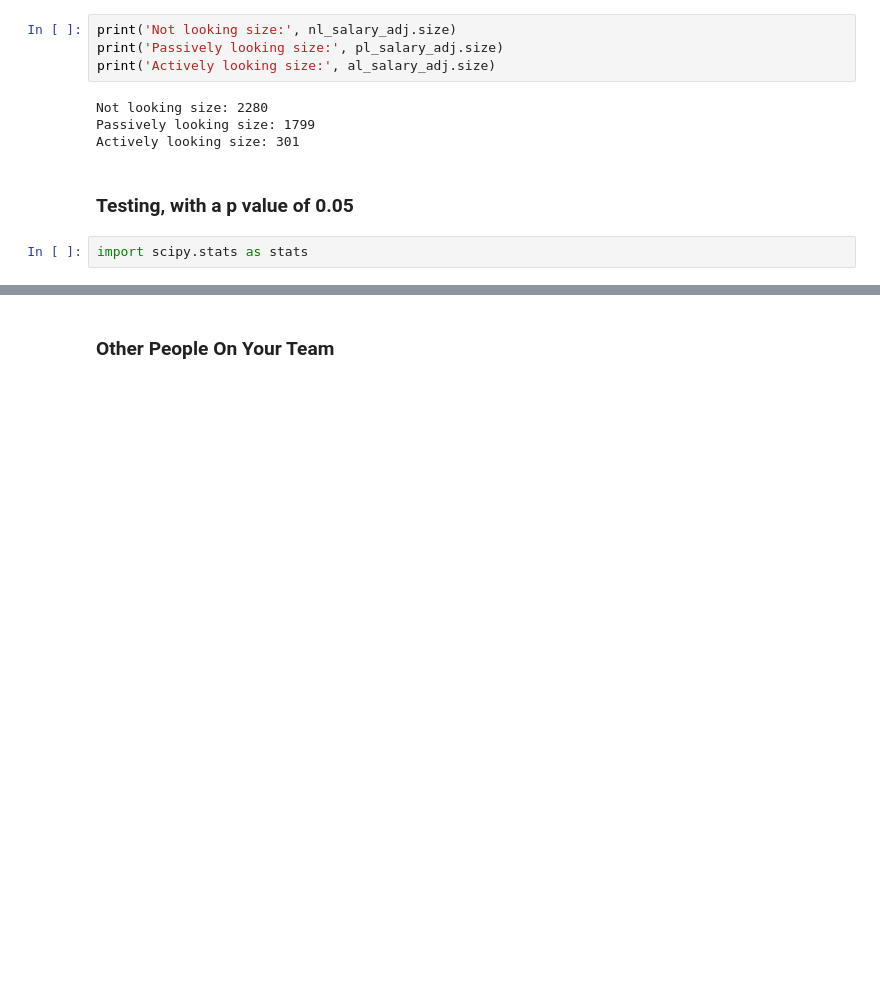
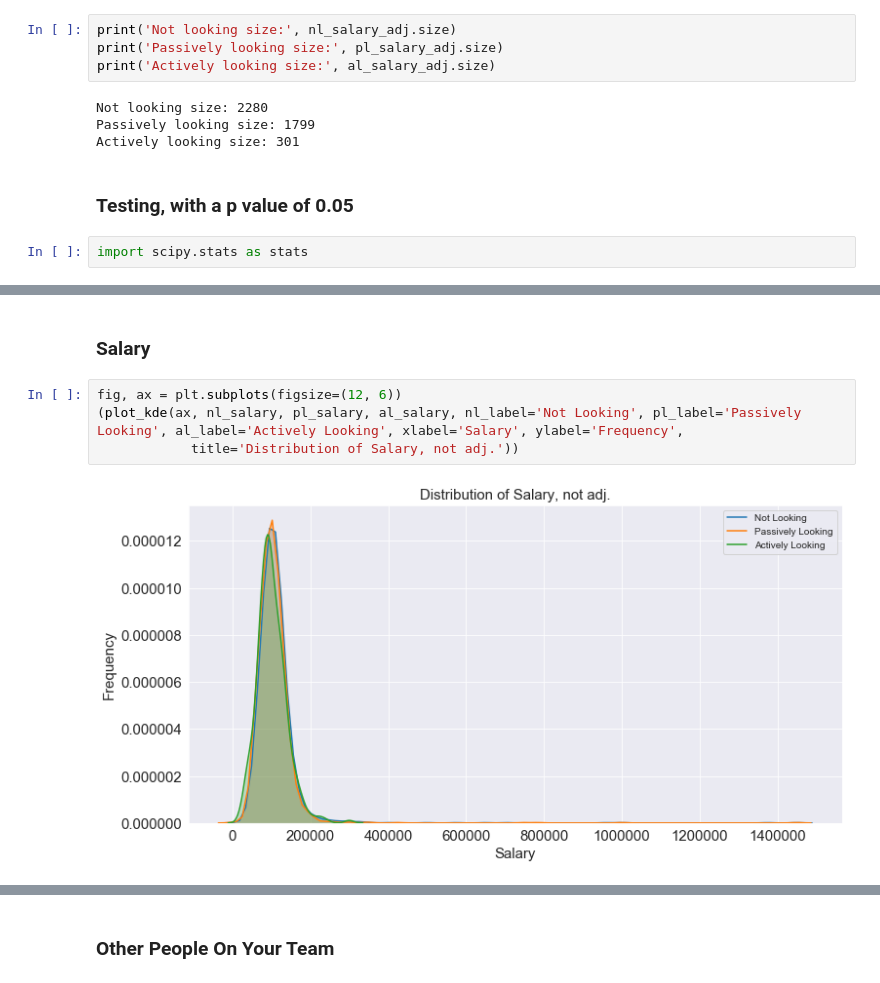
Before and after one commit to unit-00/data-professionals, a Jupyter notebook: salary_analysis.ipynb, the cells around one changed output, grey strips where cells are left out. Drawn from its saved outputs; the diff is of its cells as text; blank space fills up the shorter version.

Commit message:
Add power analysis and Bayesian inferencing, compiled salary analysis for presentation

```diff
--- a/salary_analysis.ipynb
+++ b/salary_analysis.ipynb
@@ -466,0 +487,8 @@ def power_analysis(n1, n2, n3):
+# %% [markdown]
+### Salary
+# %%
+fig, ax = plt.subplots(figsize=(12, 6))
+(plot_kde(ax, nl_salary, pl_salary, al_salary, nl_label='Not Looking', pl_label='Passively Looking', al_label='Actively Looking', xlabel='Salary', ylabel='Frequency',
+            title='Distribution of Salary, not adj.'))
+# %% [output]
+[figure, added]
```
Also changed, not shown: parts of 44 cells of this notebook, 1 other file.
